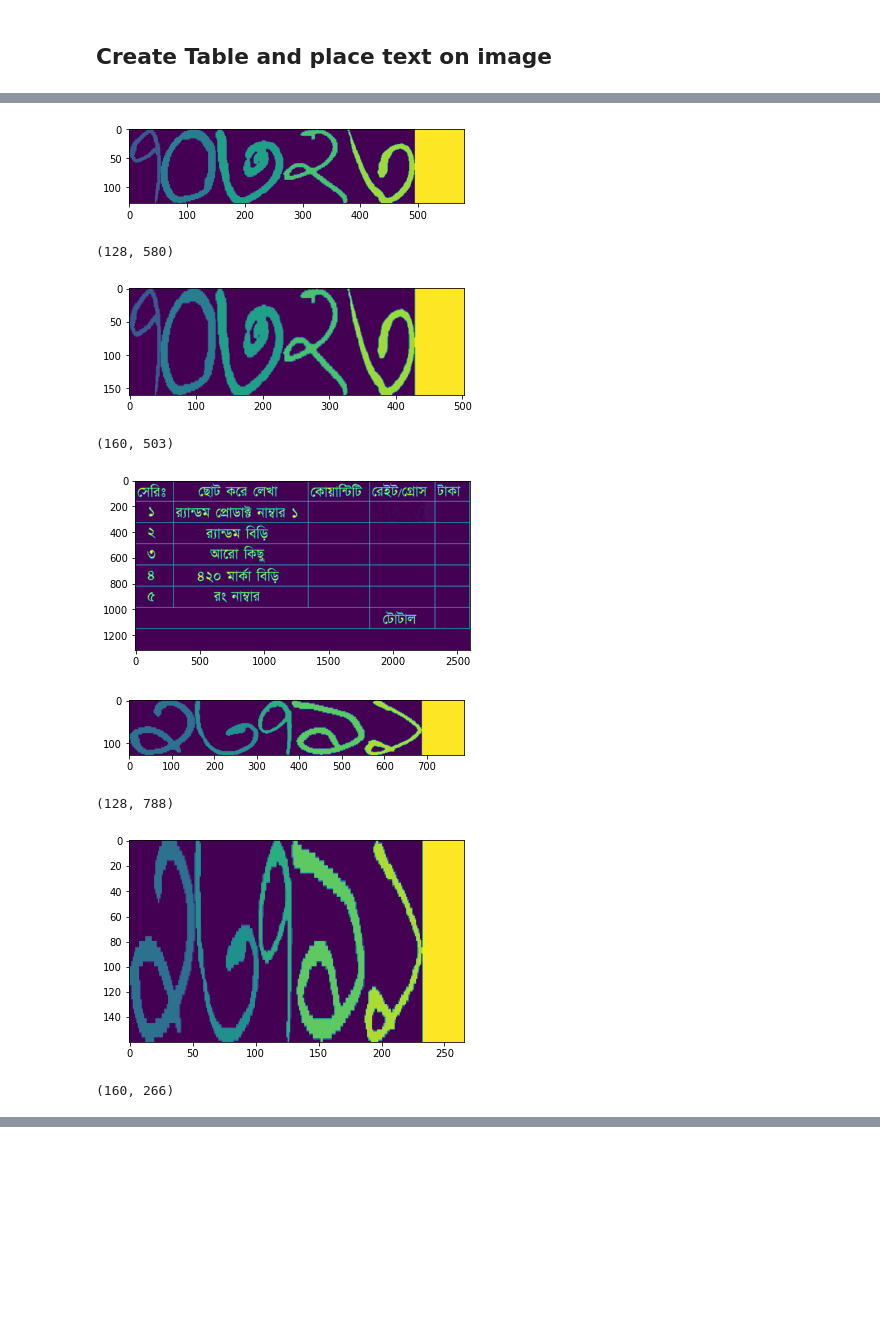
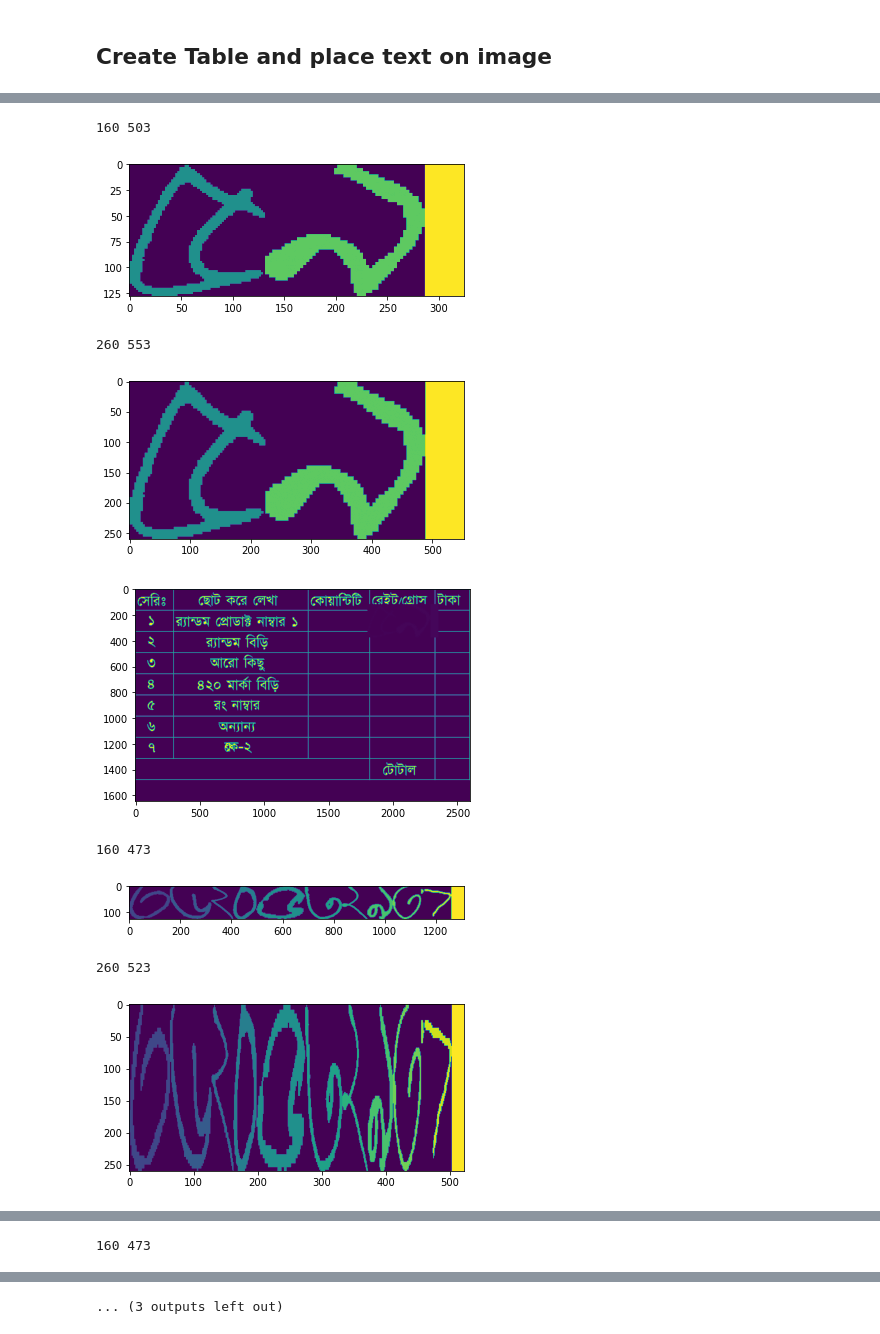
Before and after one commit to mnansary/apsis-detection, a Jupyter notebook: debug_rezwan.ipynb, the cells around one changed output, grey strips where cells are left out. Cells and saved outputs as stored; diff of their text form; code cells hidden in the pictures; blank space fills up the shorter version.

```diff
--- a/debug_rezwan.ipynb
+++ b/debug_rezwan.ipynb
@@ -112,13 +201,29 @@ plt.show()
 # %%
+rotated_check=[bool(i) for i in np.array(np.random.randint(0,2,len(others_locs__)))] # For TRUE
+rot=0
+
 imgs = []
-for i in range(2, 4):
+for i in range(2, len(others_locs__)+2):
     img,label,iden=create_word(i,
                                 "bangla",
                                 "handwritten",
                                 "number",
                                 ds,
                                 use_dict=True)
-    imgs.append(img)
+
+
+    if rotated_check[rot] == True:
+        List_degree = [i for i in range(10,45+5,5)]
+        N_deg = random.choice(List_degree) # single item from the List
+
+        rotated_img,M=rotate_image(img,N_deg)
+
+        imgs.append(rotated_img)
+
+    else:
+        imgs.append(img)
+
+    rot += 1
 # %%
 len(others_locs__)
 # %% [output]
@@ -140,39 +245,57 @@ from __notes__.memo_utils import padImg
 # %%
 for i,img in zip(others_locs__,imgs):
     idx = np.where(labeled_img==i)
     y_min,y_max,x_min,x_max = np.min(idx[0]), np.max(idx[0]), np.min(idx[1]), np.max(idx[1])
+
+    h_max = abs(y_max-y_min)
+    w_max = abs(x_max-x_min)
+    print(h_max, w_max)
+
 #     TableImg[y_min:y_max,x_min:x_max]=0
 #     print(y_min,y_max,x_min,x_max)
 
+    if i % num_cols == 0 or i == all_locs[len(all_locs)-1]-1:
+        y_min,y_max,x_min,x_max = y_min-50,y_max+50,x_min,x_max
+    else:
+        y_min,y_max,x_min,x_max = y_min-50,y_max+50,x_min-20,x_max+30
+
+#     print(y_min,y_max,x_min,x_max)
+    TableImg[y_min:y_max,x_min:x_max]=0
+
+#     print([y_min:y_max,x_min:x_max])
+
     plt.imshow(img)
     plt.show()
-    print(img.shape)
+#     print(img.shape)
 
     h_max = abs(y_max-y_min)
     w_max = abs(x_max-x_min)
-#     print(h_max, w_max)
+    print(h_max, w_max)
+
 #     img = padImg(img,h_max,w_max)
 #     _img=cv2.resize(_img,(width,font_size)),fx=0,fy=0, interpolation = cv2.INTER_NEAREST)
 #     _img=cv2.resize(img,(w_max,128),fx=0,fy=0, interpolation = cv2.INTER_NEAREST)
+#     print(_img.shape)
 
     dim = (h_max, w_max)
-    _img = cv2.resize(img, dim[::-1], interpolation = cv2.INTER_AREA)
+    _img = cv2.resize(img, dim[::-1], fx=0,fy=0, interpolation = cv2.INTER_NEAREST)
 
     plt.imshow(_img)
     plt.show()
-    print(_img.shape)
+#     print(_img.shape)
+#     print(h_max, w_max)
 
     TableImg[y_min:y_max,x_min:x_max]=_img
 
     plt.imshow(TableImg)
     plt.show()
 # %% [output]
+160 503
-[figure, old version]
+[figure, new version]
-(128, 580)
+260 553
-[figure, old version]
+[figure, new version]
-(160, 503)
-[figure, old version]
+[figure, new version]
+160 473
-[figure, old version]
+[figure, new version]
-(128, 788)
+260 523
-[figure, old version]
+[figure, new version]
-(160, 266)
@@ -179,0 +303 @@ for i,img in zip(others_locs__,imgs):
+160 473
@@ -180,3 +305,4 @@ for i,img in zip(others_locs__,imgs):
+... (3 outputs left out)
 # %%
 TableImg[TableImg>0]=255
 plt.imshow(TableImg)
```
Also changed, not shown: parts of 20 cells of this notebook.
